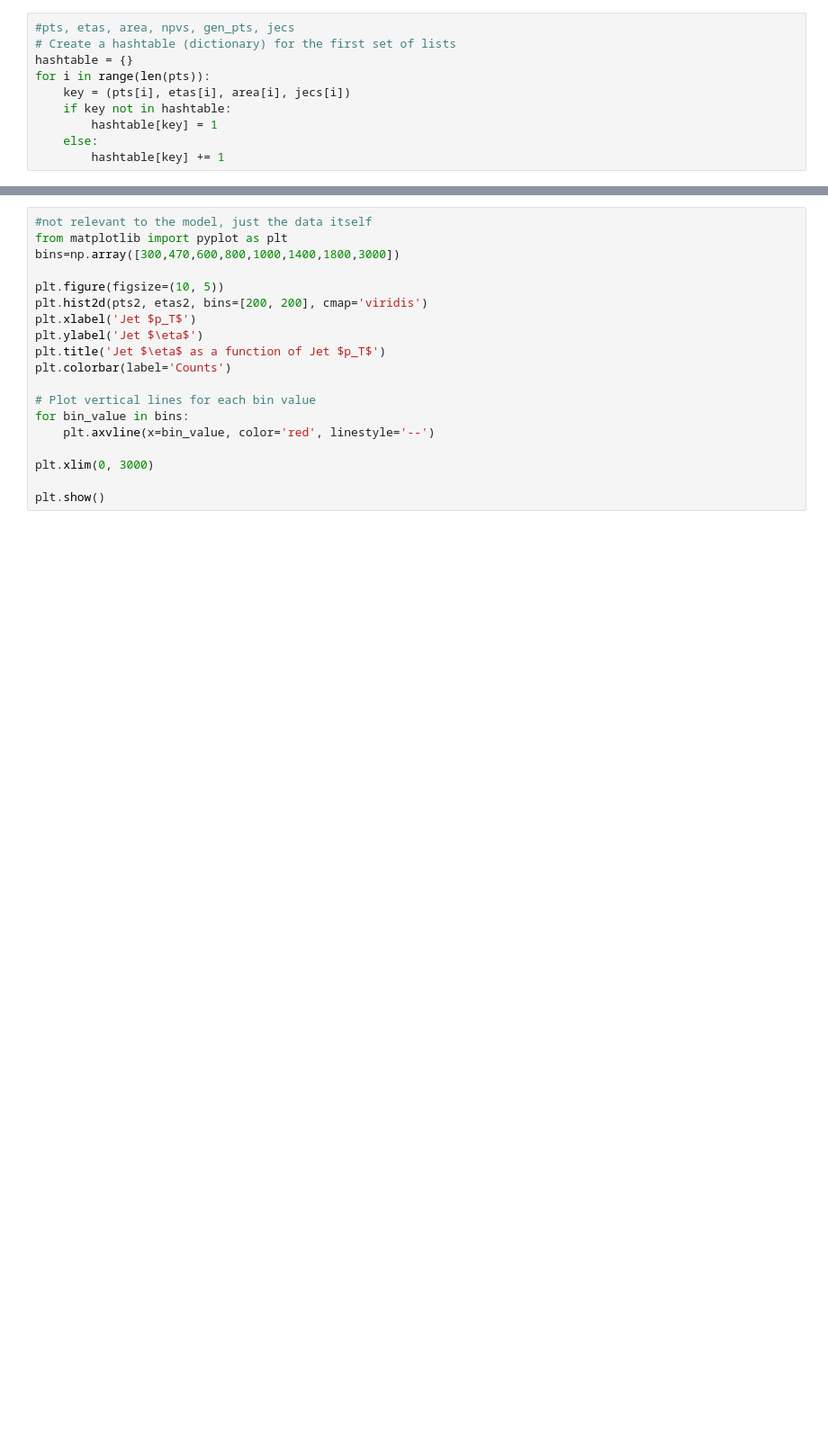
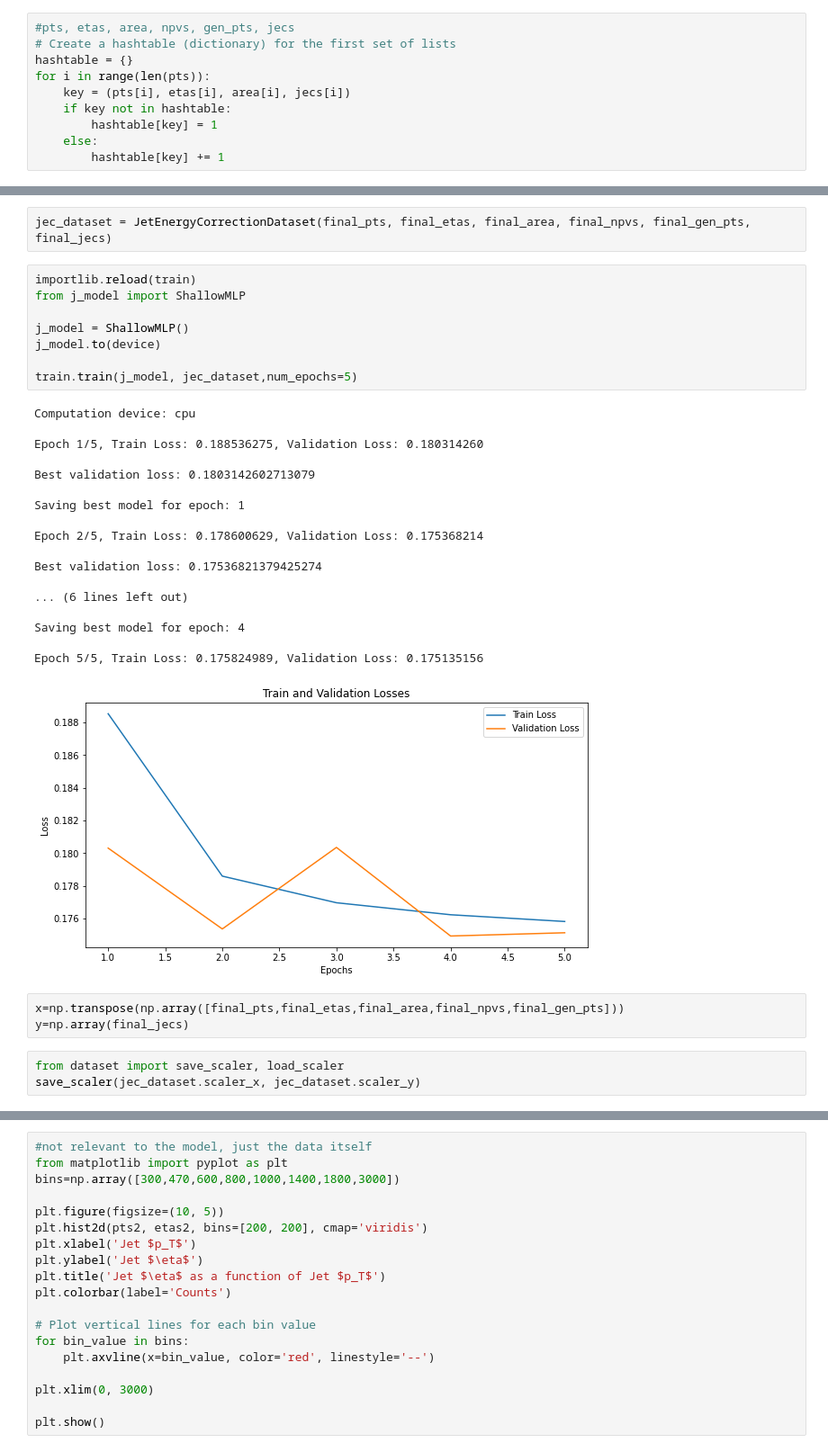
Before and after one commit to DanGodi/ExpPro, a Jupyter notebook: Notebooks/jecs_different_data.ipynb, the cells around one changed output, grey strips where cells are left out. Shown at 90% size. Drawn from its saved outputs; the diff is of its cells as text; blank space fills up the shorter version.

Commit message:
Trained on low pt data

```diff
--- a/Notebooks/jecs_different_data.ipynb
+++ b/Notebooks/jecs_different_data.ipynb
@@ -152 +128,36 @@ y2=np.array(jecs)
+# %%
+jec_dataset = JetEnergyCorrectionDataset(final_pts, final_etas, final_area, final_npvs, final_gen_pts, final_jecs)
+# %%
+importlib.reload(train)
+from j_model import ShallowMLP
+
+j_model = ShallowMLP()
+j_model.to(device)
+
+train.train(j_model, jec_dataset,num_epochs=5)
+# %% [output]
+Computation device: cpu
+
+Epoch 1/5, Train Loss: 0.188536275, Validation Loss: 0.180314260
+
+Best validation loss: 0.1803142602713079
+
+Saving best model for epoch: 1
+
+Epoch 2/5, Train Loss: 0.178600629, Validation Loss: 0.175368214
+
+Best validation loss: 0.17536821379425274
+
+... (6 lines left out)
+
+Saving best model for epoch: 4
+
+Epoch 5/5, Train Loss: 0.175824989, Validation Loss: 0.175135156
+[figure, added]
+# %%
+x=np.transpose(np.array([final_pts,final_etas,final_area,final_npvs,final_gen_pts]))
+y=np.array(final_jecs)
+# %%
+from dataset import save_scaler, load_scaler
+save_scaler(jec_dataset.scaler_x, jec_dataset.scaler_y)
 # %%
```
Also changed, not shown: parts of 14 cells of this notebook, 4 other files.
